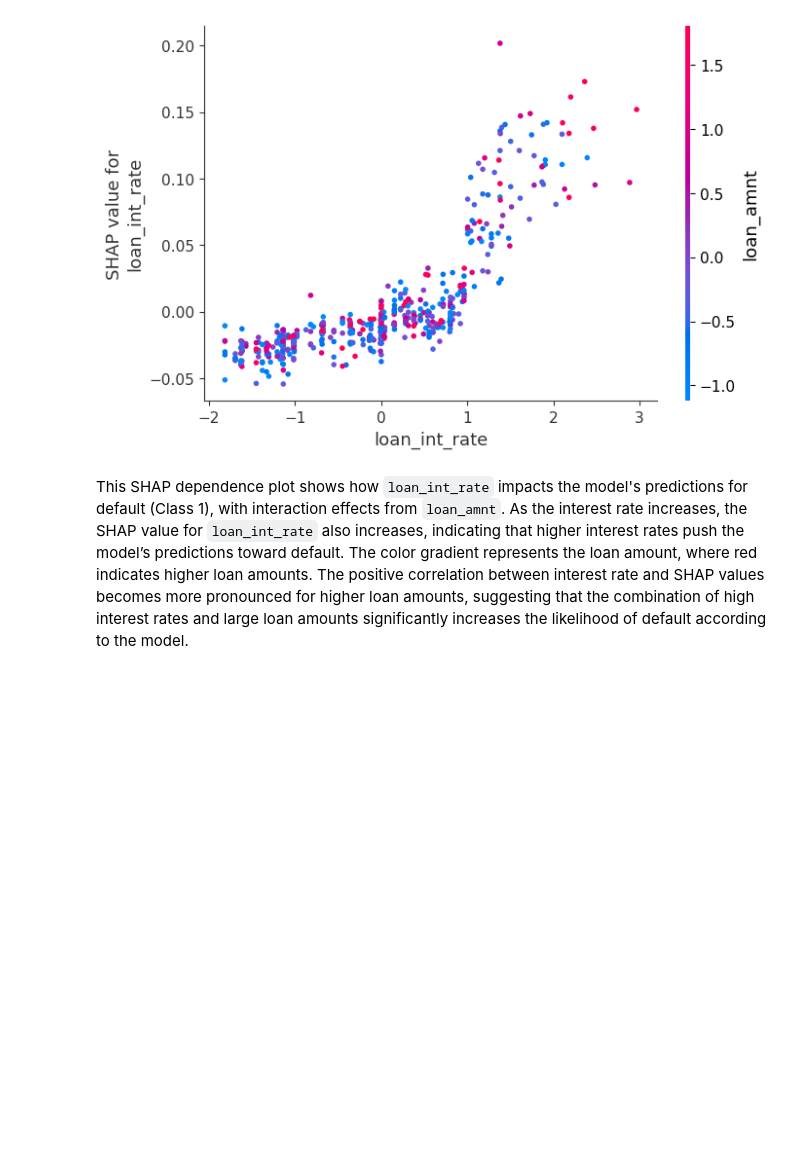
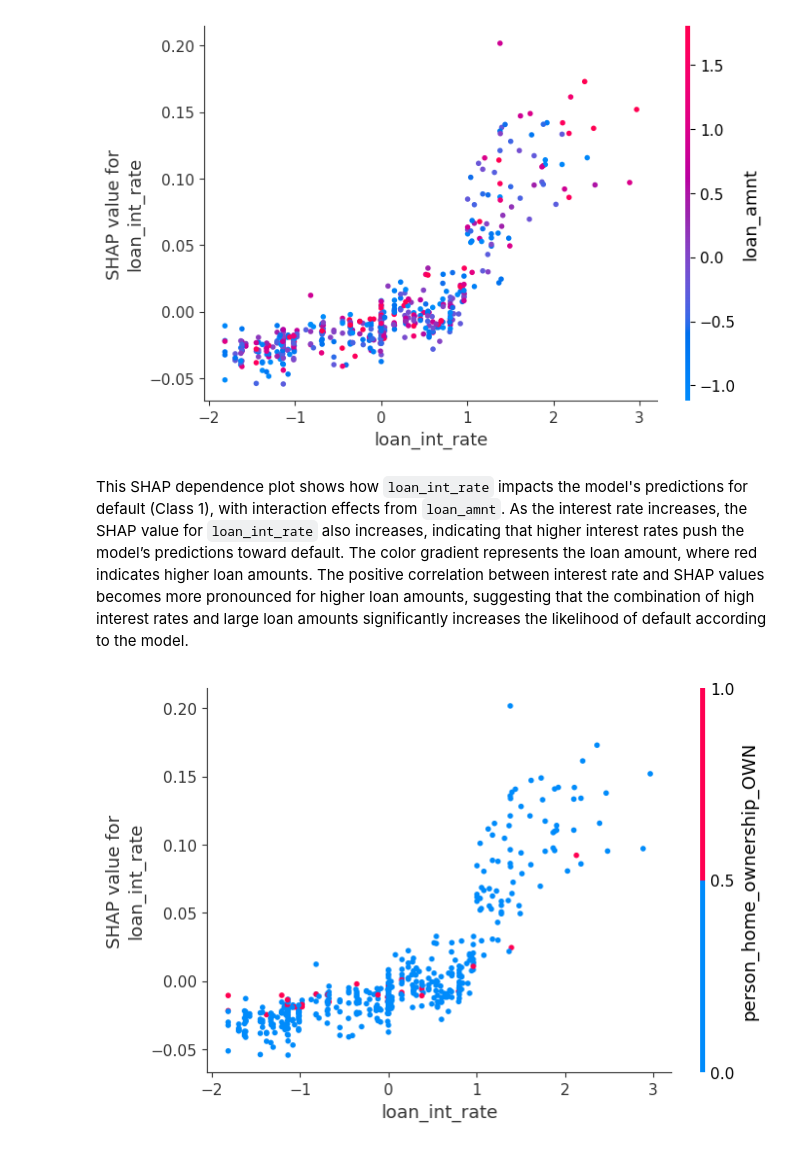
Before and after one commit to behavior2020/credit-risk, a Jupyter notebook: predictor.ipynb, the cells around one changed output. Saved outputs shown, nothing was run; the diff lists cells and outputs as text; code cells hidden in the pictures; blank space fills up the shorter version.

Commit message:
added new shap dependence plot

```diff
--- a/predictor.ipynb
+++ b/predictor.ipynb
@@ -314,3 +314,8 @@ shap.dependence_plot("loan_int_rate", shap_values[1], X_test_sample, interaction
 [figure]
 # %% [markdown]
 This SHAP dependence plot shows how `loan_int_rate` impacts the model's predictions for default (Class 1), with interaction effects from `loan_amnt`. As the interest rate increases, the SHAP value for `loan_int_rate` also increases, indicating that higher interest rates push the model’s predictions toward default. The color gradient represents the loan amount, where red indicates higher loan amounts. The positive correlation between interest rate and SHAP values becomes more pronounced for higher loan amounts, suggesting that the combination of high interest rates and large loan amounts significantly increases the likelihood of default according to the model.
+# %%
+# Create SHAP dependence plot for "loan_int_rate" with interaction effects of "loan_amnt" for default predictions (Class 1)
+shap.dependence_plot("loan_int_rate", shap_values[1], X_test_sample)
+# %% [output]
+[figure, added]
```
Also changed, not shown: parts of 1 cell of this notebook.
